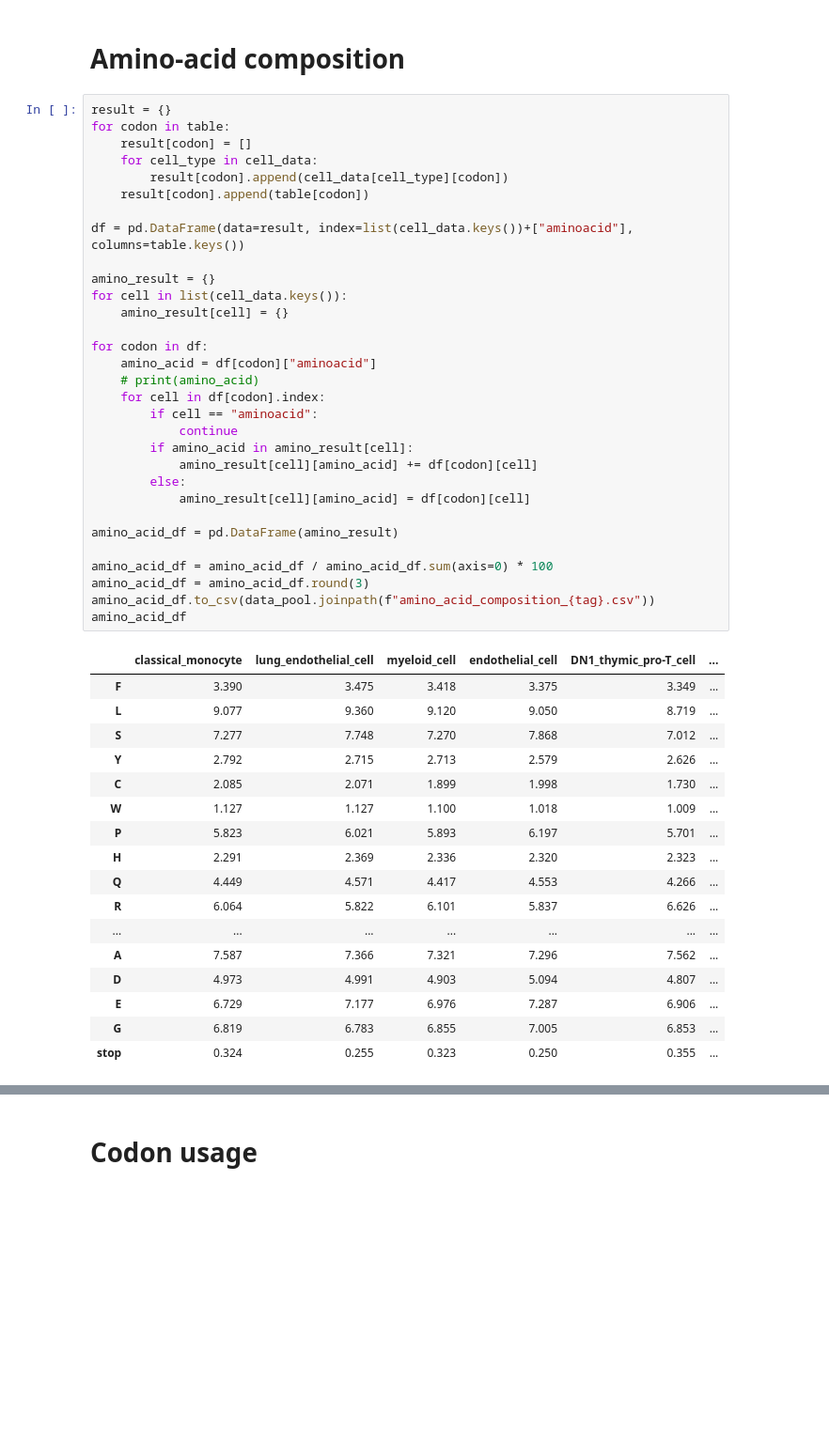
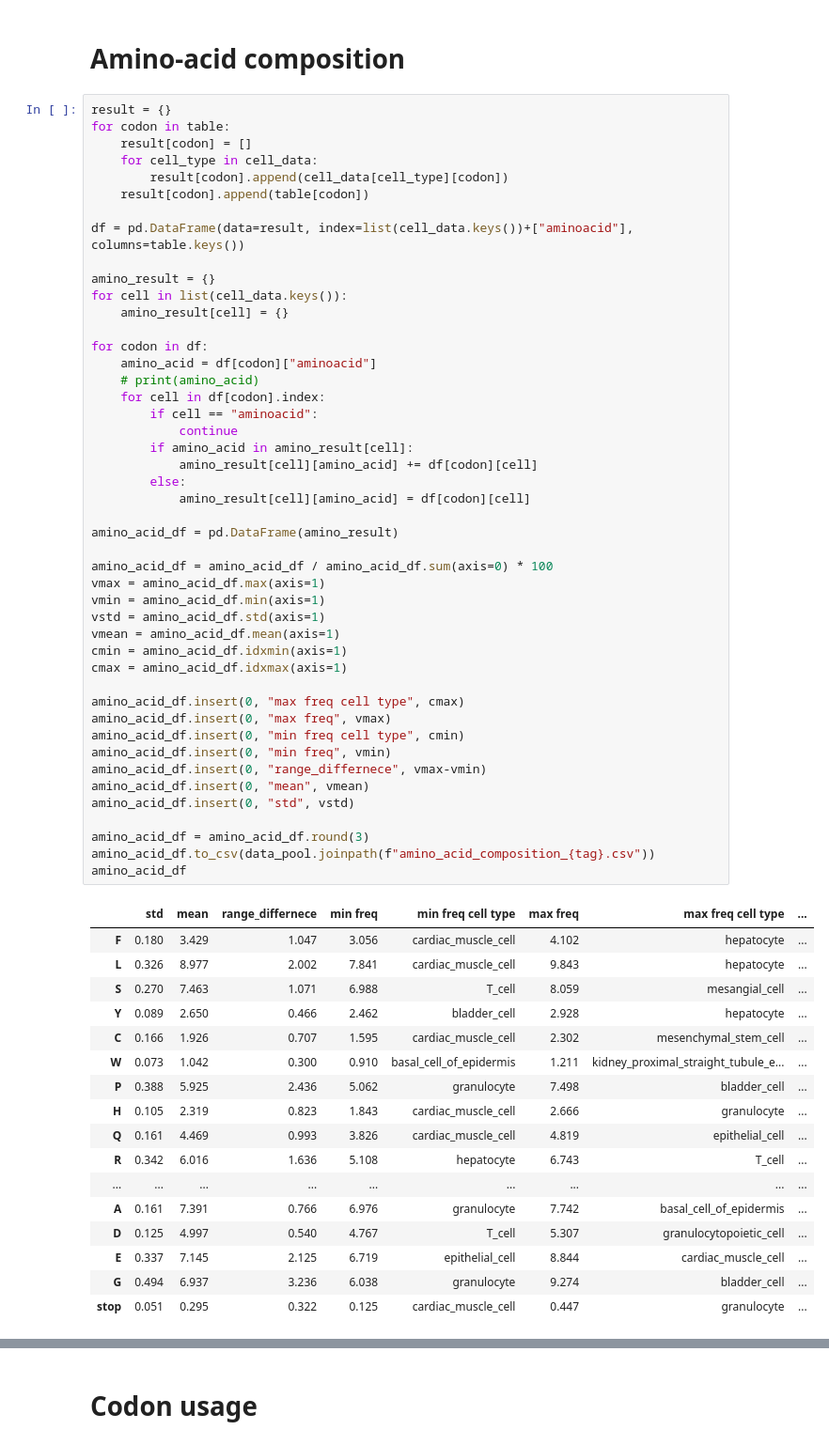
Before and after one commit to Dead-fisher/codon_usage_notebook, a Jupyter notebook: scRNA_scripts/03.analysis.ipynb, the cells around one changed output, grey strips where cells are left out. Shown at 94% size. Cells and saved outputs as stored; diff of their text form; blank space fills up the shorter version.

```diff
--- a/scRNA_scripts/03.analysis.ipynb
+++ b/scRNA_scripts/03.analysis.ipynb
@@ -77,47 +77,62 @@ result = {}
 for codon in table:
     result[codon] = []
     for cell_type in cell_data:
         result[codon].append(cell_data[cell_type][codon])
     result[codon].append(table[codon])
 
 df = pd.DataFrame(data=result, index=list(cell_data.keys())+["aminoacid"], columns=table.keys())
 
 amino_result = {}
 for cell in list(cell_data.keys()):
     amino_result[cell] = {}
 
 for codon in df:
     amino_acid = df[codon]["aminoacid"]
     # print(amino_acid)
     for cell in df[codon].index:
         if cell == "aminoacid":
             continue
         if amino_acid in amino_result[cell]:
             amino_result[cell][amino_acid] += df[codon][cell]
         else:
             amino_result[cell][amino_acid] = df[codon][cell]
 
 amino_acid_df = pd.DataFrame(amino_result)
 
 amino_acid_df = amino_acid_df / amino_acid_df.sum(axis=0) * 100
+vmax = amino_acid_df.max(axis=1)
+vmin = amino_acid_df.min(axis=1)
+vstd = amino_acid_df.std(axis=1)
+vmean = amino_acid_df.mean(axis=1)
+cmin = amino_acid_df.idxmin(axis=1)
+cmax = amino_acid_df.idxmax(axis=1)
+
+amino_acid_df.insert(0, "max freq cell type", cmax)
+amino_acid_df.insert(0, "max freq", vmax)
+amino_acid_df.insert(0, "min freq cell type", cmin)
+amino_acid_df.insert(0, "min freq", vmin)
+amino_acid_df.insert(0, "range_differnece", vmax-vmin)
+amino_acid_df.insert(0, "mean", vmean)
+amino_acid_df.insert(0, "std", vstd)
+
 amino_acid_df = amino_acid_df.round(3)
 amino_acid_df.to_csv(data_pool.joinpath(f"amino_acid_composition_{tag}.csv"))
 amino_acid_df
 # %% [output]
-|  | classical_monocyte | lung_endothelial_cell | myeloid_cell | endothelial_cell | DN1_thymic_pro-T_cell | ... |
-| F | 3.390 | 3.475 | 3.418 | 3.375 | 3.349 | ... |
-| L | 9.077 | 9.360 | 9.120 | 9.050 | 8.719 | ... |
-| S | 7.277 | 7.748 | 7.270 | 7.868 | 7.012 | ... |
-| Y | 2.792 | 2.715 | 2.713 | 2.579 | 2.626 | ... |
-| C | 2.085 | 2.071 | 1.899 | 1.998 | 1.730 | ... |
-| W | 1.127 | 1.127 | 1.100 | 1.018 | 1.009 | ... |
-| P | 5.823 | 6.021 | 5.893 | 6.197 | 5.701 | ... |
-| H | 2.291 | 2.369 | 2.336 | 2.320 | 2.323 | ... |
-| Q | 4.449 | 4.571 | 4.417 | 4.553 | 4.266 | ... |
-| R | 6.064 | 5.822 | 6.101 | 5.837 | 6.626 | ... |
-| ... | ... | ... | ... | ... | ... | ... |
-| A | 7.587 | 7.366 | 7.321 | 7.296 | 7.562 | ... |
-| D | 4.973 | 4.991 | 4.903 | 5.094 | 4.807 | ... |
-| E | 6.729 | 7.177 | 6.976 | 7.287 | 6.906 | ... |
-| G | 6.819 | 6.783 | 6.855 | 7.005 | 6.853 | ... |
-| stop | 0.324 | 0.255 | 0.323 | 0.250 | 0.355 | ... |
+|  | std | mean | range_differnece | min freq | min freq cell type | max freq | max freq cell type | ... |
+| F | 0.180 | 3.429 | 1.047 | 3.056 | cardiac_muscle_cell | 4.102 | hepatocyte | ... |
+| L | 0.326 | 8.977 | 2.002 | 7.841 | cardiac_muscle_cell | 9.843 | hepatocyte | ... |
+| S | 0.270 | 7.463 | 1.071 | 6.988 | T_cell | 8.059 | mesangial_cell | ... |
+| Y | 0.089 | 2.650 | 0.466 | 2.462 | bladder_cell | 2.928 | hepatocyte | ... |
+| C | 0.166 | 1.926 | 0.707 | 1.595 | cardiac_muscle_cell | 2.302 | mesenchymal_stem_cell | ... |
+| W | 0.073 | 1.042 | 0.300 | 0.910 | basal_cell_of_epidermis | 1.211 | kidney_proximal_straight_tubule_e... | ... |
+| P | 0.388 | 5.925 | 2.436 | 5.062 | granulocyte | 7.498 | bladder_cell | ... |
+| H | 0.105 | 2.319 | 0.823 | 1.843 | cardiac_muscle_cell | 2.666 | granulocyte | ... |
+| Q | 0.161 | 4.469 | 0.993 | 3.826 | cardiac_muscle_cell | 4.819 | epithelial_cell | ... |
+| R | 0.342 | 6.016 | 1.636 | 5.108 | hepatocyte | 6.743 | T_cell | ... |
+| ... | ... | ... | ... | ... | ... | ... | ... | ... |
+| A | 0.161 | 7.391 | 0.766 | 6.976 | granulocyte | 7.742 | basal_cell_of_epidermis | ... |
+| D | 0.125 | 4.997 | 0.540 | 4.767 | T_cell | 5.307 | granulocytopoietic_cell | ... |
+| E | 0.337 | 7.145 | 2.125 | 6.719 | epithelial_cell | 8.844 | cardiac_muscle_cell | ... |
+| G | 0.494 | 6.937 | 3.236 | 6.038 | granulocyte | 9.274 | bladder_cell | ... |
+| stop | 0.051 | 0.295 | 0.322 | 0.125 | cardiac_muscle_cell | 0.447 | granulocyte | ... |
```
Also changed, not shown: parts of 4 cells of this notebook, 5 other files.
